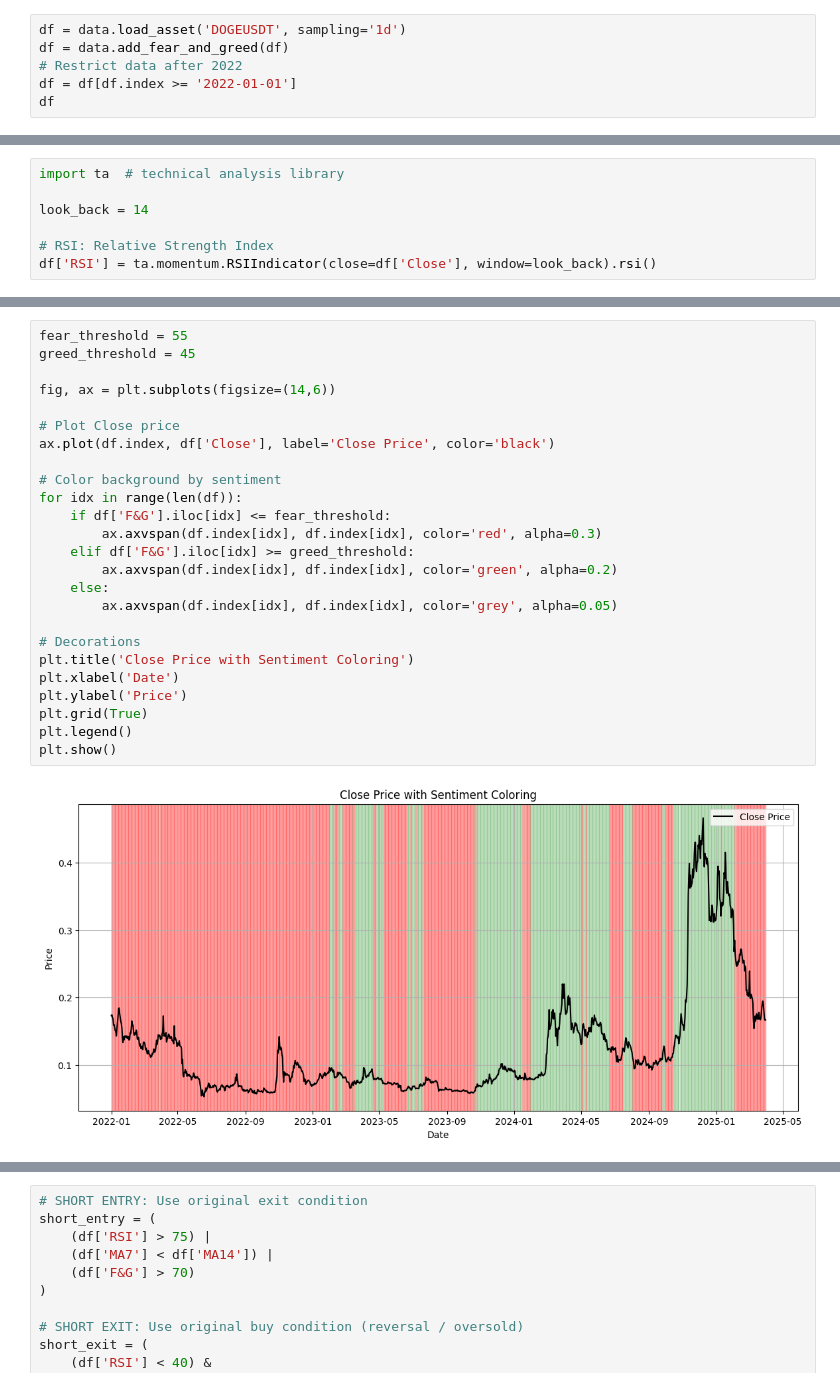
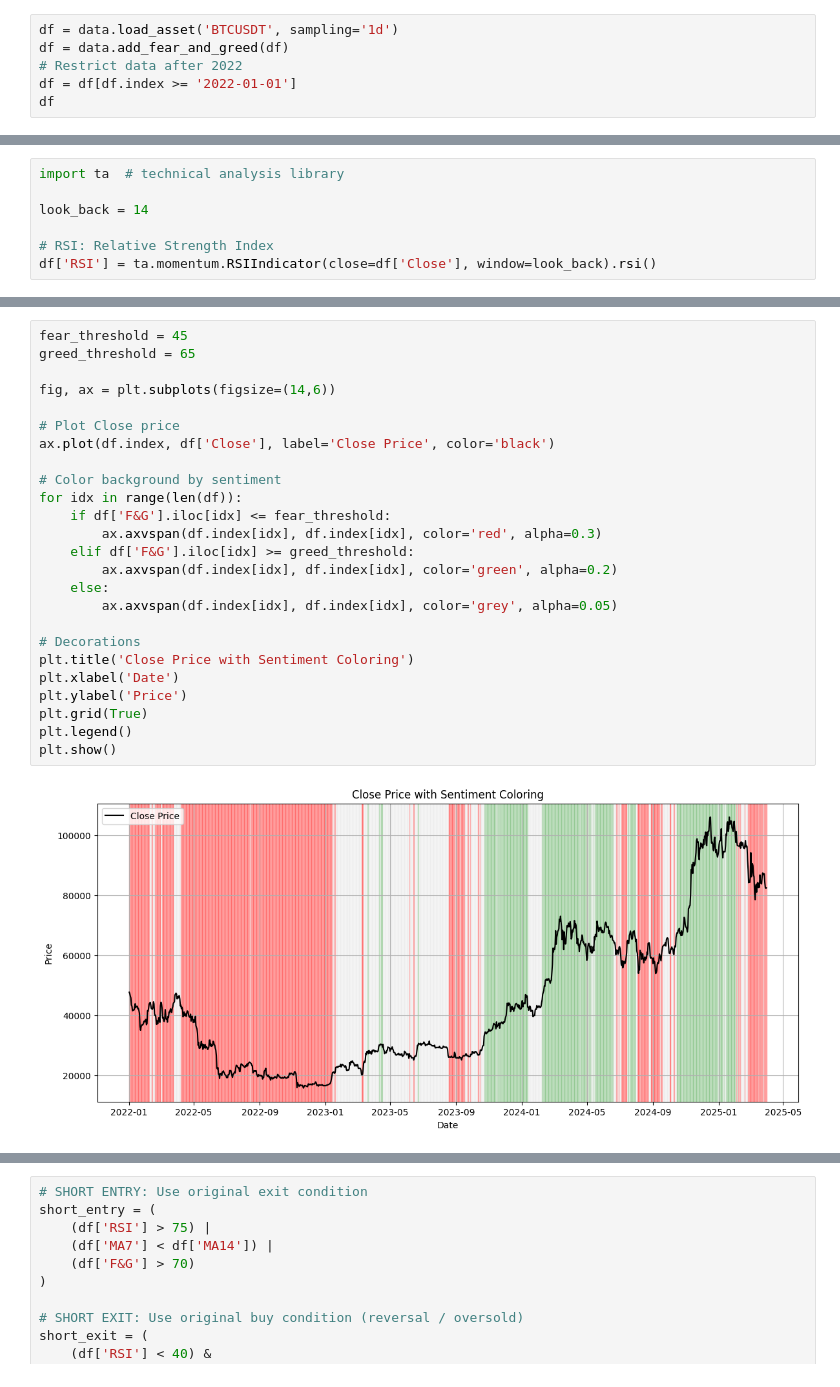
Before and after one commit to iancadev/crypto, a Jupyter notebook: AAA_Thursday1/mean_reversion_prediction short only.ipynb, the cells around one changed output, grey strips where cells are left out. Drawn from its saved outputs; the diff is of its cells as text.

```diff
--- a/AAA_Thursday1/mean_reversion_prediction short only.ipynb
+++ b/AAA_Thursday1/mean_reversion_prediction short only.ipynb
@@ -6,7 +6,7 @@ importlib.reload(data)
 # %% [output]
 <module 'data' from 'c:\\Users\\27904\\OneDrive\\桌面\\crypto\\AAA_Thursday1\\data\\__init__.py'>
 # %%
-df = data.load_asset('DOGEUSDT', sampling='1d')
+df = data.load_asset('BTCUSDT', sampling='1d')
 df = data.add_fear_and_greed(df)
 # Restrict data after 2022
 df = df[df.index >= '2022-01-01']
@@ -80,30 +80,30 @@ plt.show()
 # %%
-fear_threshold = 55
-greed_threshold = 45
+fear_threshold = 45
+greed_threshold = 65
 
 fig, ax = plt.subplots(figsize=(14,6))
 
 # Plot Close price
 ax.plot(df.index, df['Close'], label='Close Price', color='black')
 
 # Color background by sentiment
 for idx in range(len(df)):
     if df['F&G'].iloc[idx] <= fear_threshold:
         ax.axvspan(df.index[idx], df.index[idx], color='red', alpha=0.3)
     elif df['F&G'].iloc[idx] >= greed_threshold:
         ax.axvspan(df.index[idx], df.index[idx], color='green', alpha=0.2)
     else:
         ax.axvspan(df.index[idx], df.index[idx], color='grey', alpha=0.05)
 
 # Decorations
 plt.title('Close Price with Sentiment Coloring')
 plt.xlabel('Date')
 plt.ylabel('Price')
 plt.grid(True)
 plt.legend()
 plt.show()
 # %% [output]
-[figure, old version]
+[figure, new version]
 # %%
 import pandas as pd
 import numpy as np
```
Also changed, not shown: parts of 5 cells of this notebook, 4 other files.
